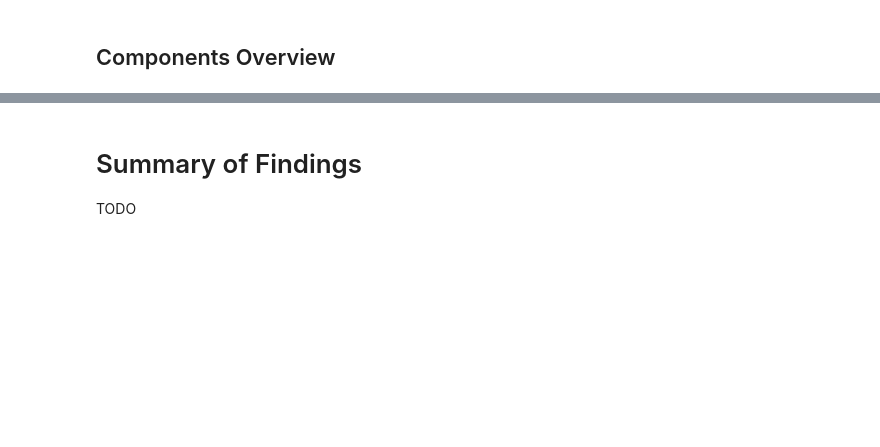
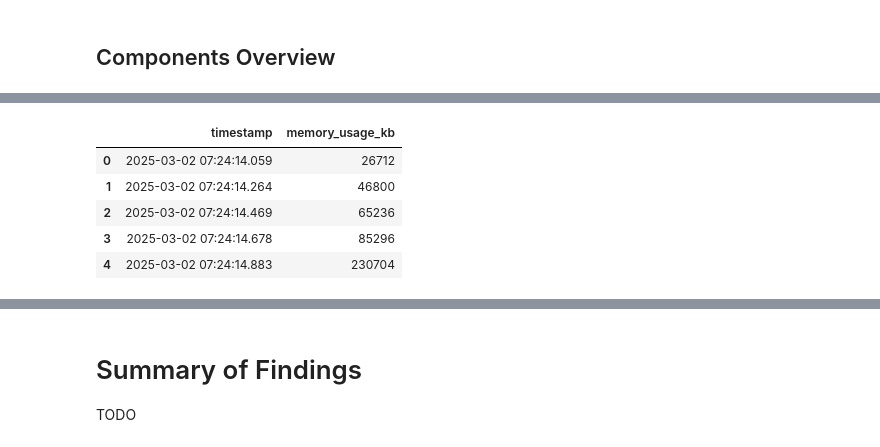
Before and after one commit to discovery-unicamp/memory-aware-chunking, a Jupyter notebook: experiments/01-measuring-memory-consumption-of-python-programs/notebooks/03-memory-profiling.ipynb, the cells around one changed output, grey strips where cells are left out. Saved outputs shown, nothing was run; the diff lists cells and outputs as text; code cells hidden in the pictures; blank space fills up the shorter version.

```diff
--- a/experiments/01-measuring-memory-consumption-of-python-programs/notebooks/03-memory-profiling.ipynb
+++ b/experiments/01-measuring-memory-consumption-of-python-programs/notebooks/03-memory-profiling.ipynb
@@ -20,0 +282,12 @@ By structuring the experiment this way, we ensure a clear separation between exp
+# %%
+import importlib
+import tools.monitor
+
+importlib.reload(tools.monitor)
+
+memory_usage_df = tools.monitor.memory_usage_log_to_df(
+    f"../{RELATIVE_OUT_DIR}/docker-monitor/memory-usage--experiment.log",
+)
+
+memory_usage_df.head()
+# %% [output]
@@ -20,0 +295,6 @@ By structuring the experiment this way, we ensure a clear separation between exp
+|  | timestamp | memory_usage_kb |
+| 0 | 2025-03-02 07:24:14.059 | 26712 |
+| 1 | 2025-03-02 07:24:14.264 | 46800 |
+| 2 | 2025-03-02 07:24:14.469 | 65236 |
+| 3 | 2025-03-02 07:24:14.678 | 85296 |
+| 4 | 2025-03-02 07:24:14.883 | 230704 |
```
Also changed, not shown: parts of 12 cells of this notebook, 59 other files.
